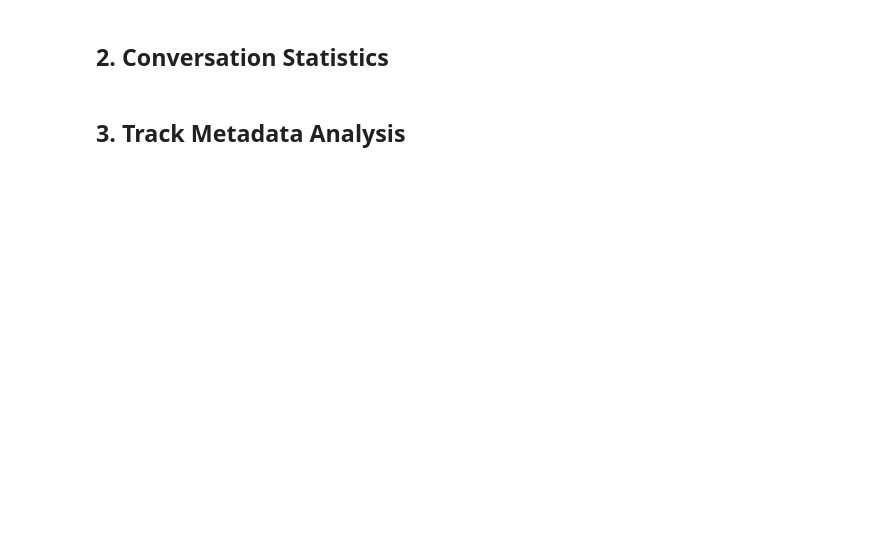
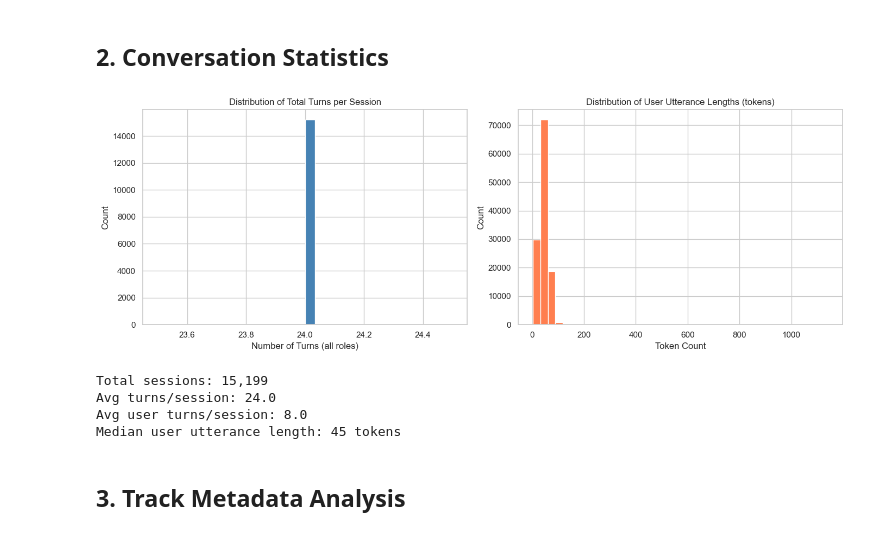
Before and after one commit to Sanjaykrishnamurthy/conversational-music-recsys, a Jupyter notebook: notebooks/01_EDA.ipynb, the cells around one changed output. Drawn from its saved outputs; the diff is of its cells as text; code cells hidden in the pictures; blank space fills up the shorter version.

```diff
--- a/notebooks/01_EDA.ipynb
+++ b/notebooks/01_EDA.ipynb
@@ -22,7 +22,7 @@ from pathlib import Path
 sns.set_theme(style='whitegrid', palette='muted')
 plt.rcParams['figure.figsize'] = (12, 5)
 pd.set_option('display.max_columns', 50)
+pd.set_option('display.max_colwidth', 120)
 
-from dotenv import load_dotenv
-load_dotenv('../.env')
+DATA_DIR = Path('../data/raw')
 print('Setup complete ✅')
@@ -41,0 +33,8 @@ train_df.head(3)
+# %%
+# Load conversation data directly from parquet
+train_df = pd.read_parquet(DATA_DIR / 'TalkPlayData-Challenge-Dataset/data/train-00000-of-00001.parquet')
+dev_df = pd.read_parquet(DATA_DIR / 'TalkPlayData-Challenge-Dataset/data/test-00000-of-00001.parquet')
+
+print(f'Train: {train_df.shape} | Dev: {dev_df.shape}')
+print(f'Columns: {list(train_df.columns)}')
+train_df.head(3)
@@ -42,28 +48,46 @@ train_df.head(3)
 # %% [markdown]
 ## 2. Conversation Statistics
 # %%
-# Sessions and turns
-session_turn_counts = train_df.groupby('session_id')['turn_number'].max()
+# Count turns per session
+train_df['num_turns'] = train_df['conversations'].apply(lambda x: len(x))
+
+# Count user utterances (role == 'user') per session
+train_df['num_user_turns'] = train_df['conversations'].apply(
+    lambda convs: sum(1 for c in convs if c['role'] == 'user')
+)
 
 fig, axes = plt.subplots(1, 2, figsize=(14, 5))
 
-axes[0].hist(session_turn_counts, bins=20, color='steelblue', edgecolor='white')
-axes[0].set_title('Distribution of Turns per Session')
-axes[0].set_xlabel('Number of Turns')
+axes[0].hist(train_df['num_turns'], bins=30, color='steelblue', edgecolor='white')
+axes[0].set_title('Distribution of Total Turns per Session')
+axes[0].set_xlabel('Number of Turns (all roles)')
 axes[0].set_ylabel('Count')
 
-utterance_lengths = train_df['utterance'].str.split().str.len()
-axes[1].hist(utterance_lengths, bins=40, color='coral', edgecolor='white')
-axes[1].set_title('Distribution of Utterance Lengths (tokens)')
+# Utterance lengths (user messages only)
+user_utterances = []
+for convs in train_df['conversations']:
+    for c in convs:
+        if c['role'] == 'user':
+            user_utterances.append(len(c['content'].split()))
+
+axes[1].hist(user_utterances, bins=40, color='coral', edgecolor='white')
+axes[1].set_title('Distribution of User Utterance Lengths (tokens)')
 axes[1].set_xlabel('Token Count')
 axes[1].set_ylabel('Count')
 
 plt.tight_layout()
 plt.show()
 
-print(f'Total sessions: {train_df["session_id"].nunique():,}')
-print(f'Total turns: {len(train_df):,}')
-print(f'Avg turns/session: {session_turn_counts.mean():.1f}')
+print(f'Total sessions: {len(train_df):,}')
+print(f'Avg turns/session: {train_df["num_turns"].mean():.1f}')
+print(f'Avg user turns/session: {train_df["num_user_turns"].mean():.1f}')
+print(f'Median user utterance length: {np.median(user_utterances):.0f} tokens')
+# %% [output]
+[figure, added]
+Total sessions: 15,199
+Avg turns/session: 24.0
+Avg user turns/session: 8.0
+Median user utterance length: 45 tokens
 # %% [markdown]
 ## 3. Track Metadata Analysis
 # %%
```
Also changed, not shown: parts of 12 cells of this notebook, 8 other files.
